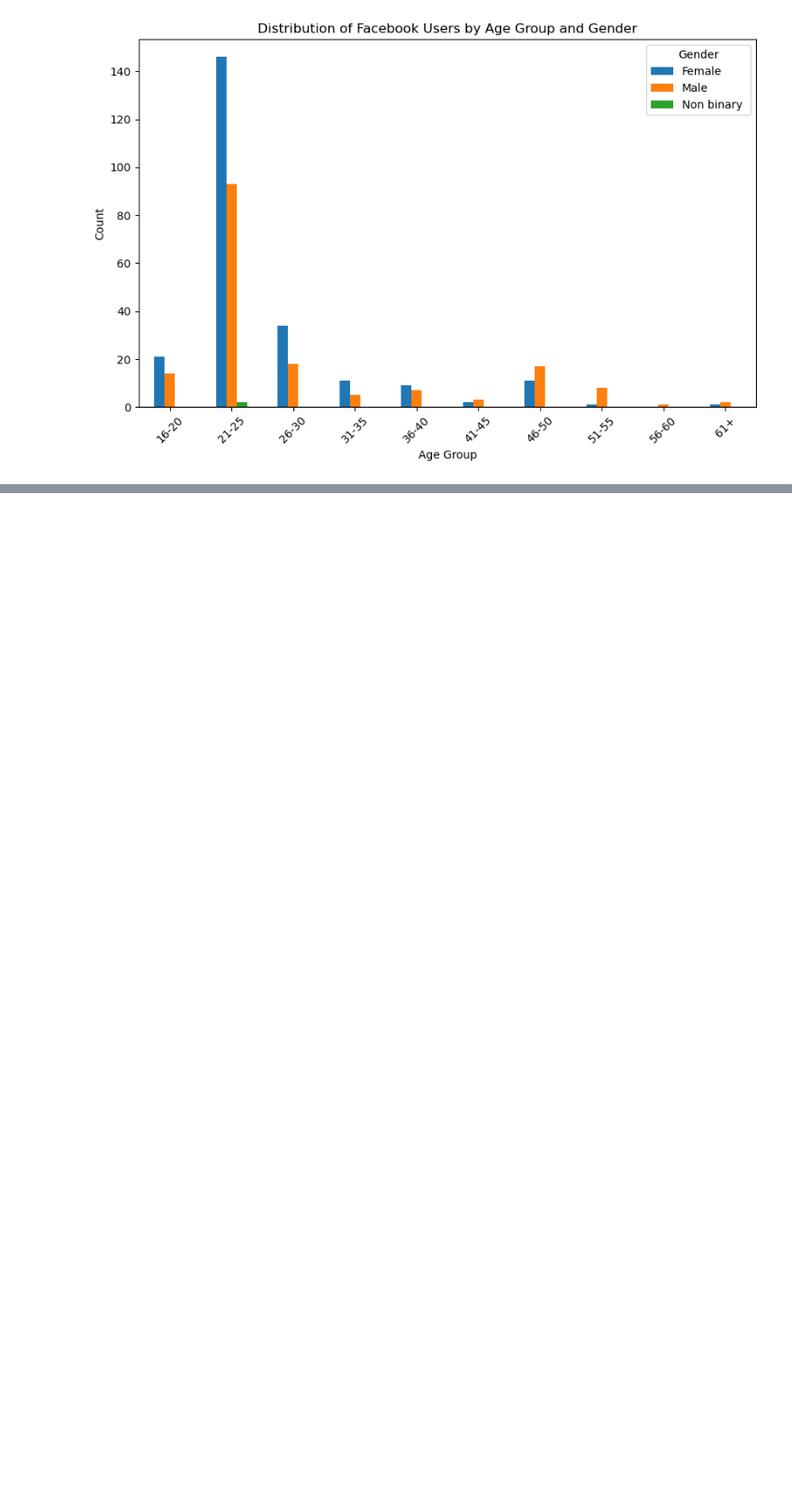
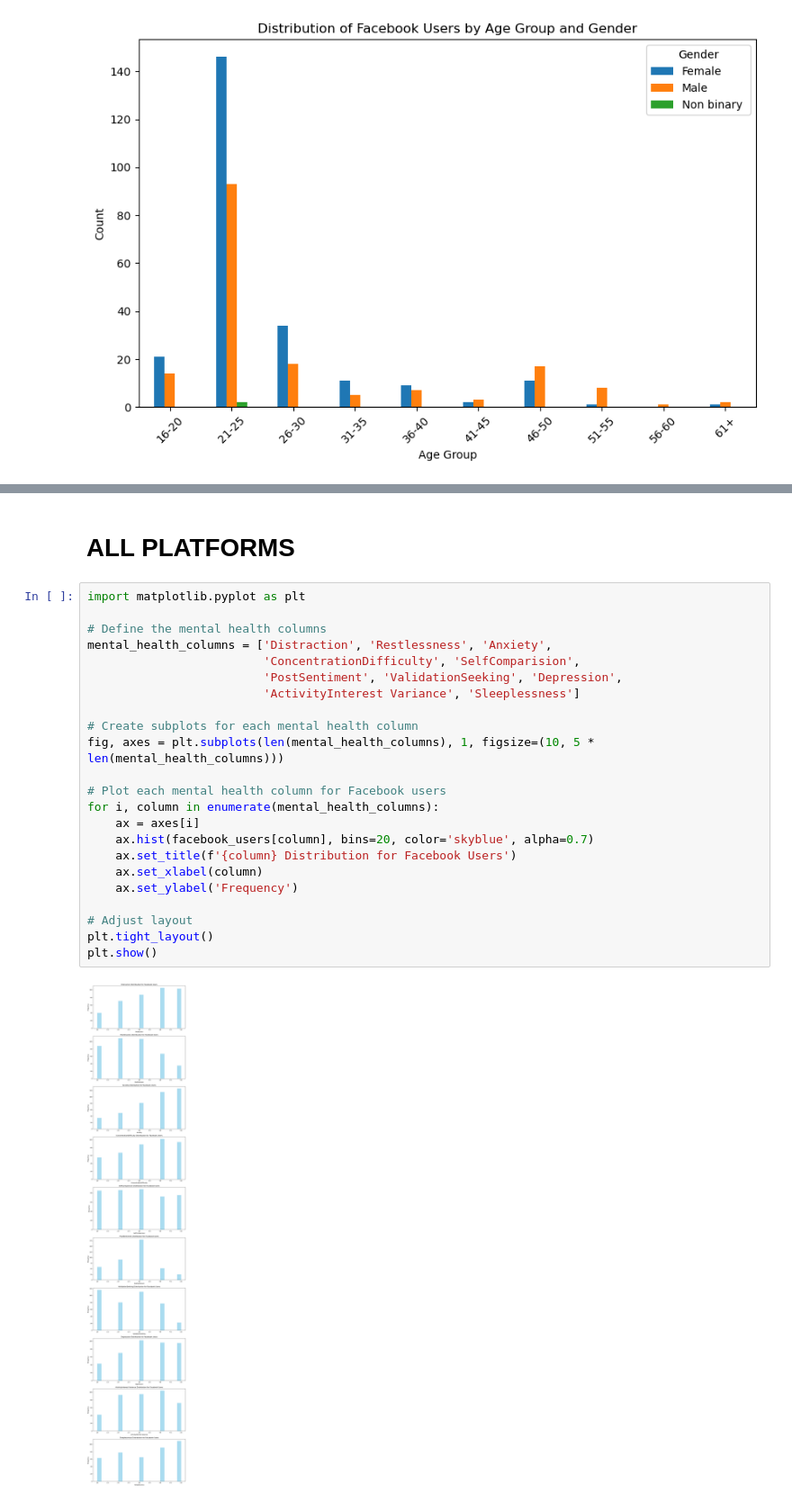
Before and after one commit to emilyfaris/social-media-mental-health-project, a Jupyter notebook: PROJECT 3 - MB.ipynb, the cells around one changed output, grey strips where cells are left out. Shown at 90% size. Drawn from its saved outputs; the diff is of its cells as text; blank space fills up the shorter version.

```diff
--- a/PROJECT 3 - MB.ipynb
+++ b/PROJECT 3 - MB.ipynb
@@ -181,0 +226,27 @@ plt.show()
+# %% [markdown]
+# ALL PLATFORMS
+# %%
+import matplotlib.pyplot as plt
+
+# Define the mental health columns
+mental_health_columns = ['Distraction', 'Restlessness', 'Anxiety',
+                         'ConcentrationDifficulty', 'SelfComparision',
+                         'PostSentiment', 'ValidationSeeking', 'Depression',
+                         'ActivityInterest Variance', 'Sleeplessness']
+
+# Create subplots for each mental health column
+fig, axes = plt.subplots(len(mental_health_columns), 1, figsize=(10, 5 * len(mental_health_columns)))
+
+# Plot each mental health column for Facebook users
+for i, column in enumerate(mental_health_columns):
+    ax = axes[i]
+    ax.hist(facebook_users[column], bins=20, color='skyblue', alpha=0.7)
+    ax.set_title(f'{column} Distribution for Facebook Users')
+    ax.set_xlabel(column)
+    ax.set_ylabel('Frequency')
+
+# Adjust layout
+plt.tight_layout()
+plt.show()
+# %% [output]
+[figure, added]
```
Also changed, not shown: parts of 13 cells of this notebook.
